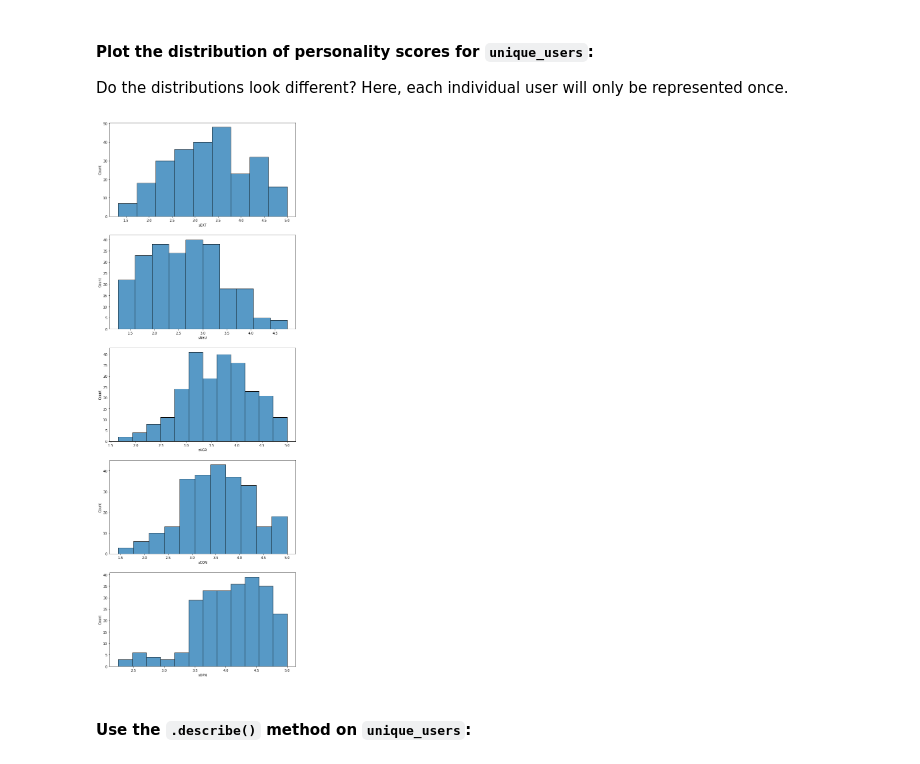
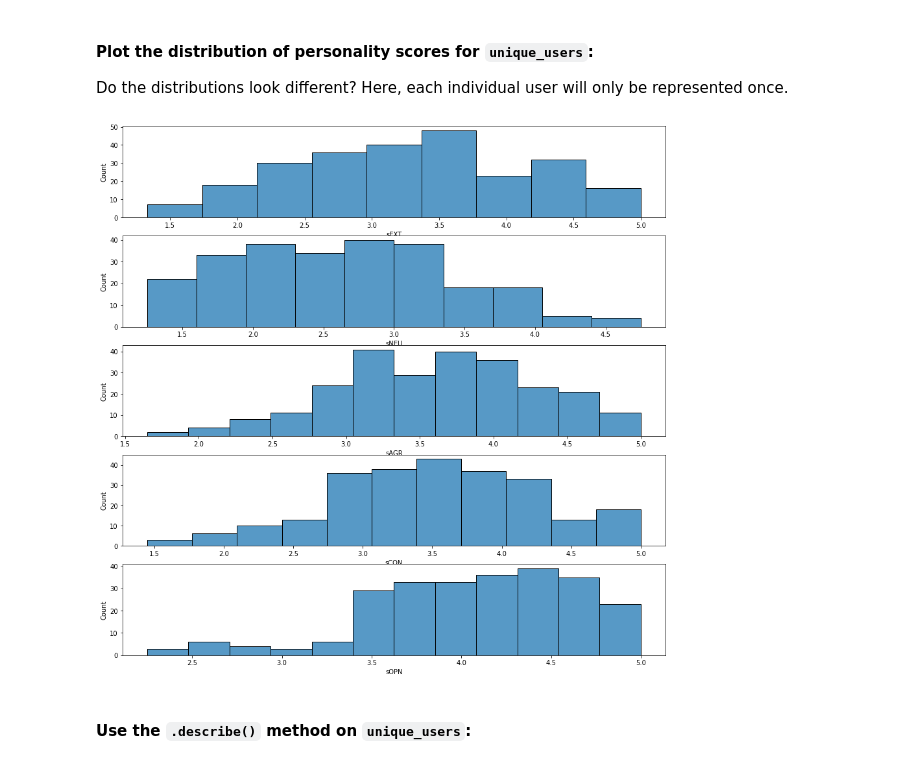
Before and after one commit to msamhz/GA-Lessons, a Jupyter notebook: 5_02-lab-nlp-eda/starter-code.ipynb, the cells around one changed output. Cells and saved outputs as stored; diff of their text form; code cells hidden in the pictures.

```diff
--- a/5_02-lab-nlp-eda/starter-code.ipynb
+++ b/5_02-lab-nlp-eda/starter-code.ipynb
@@ -310,17 +310,17 @@ unique_users
 Do the distributions look different? Here, each individual user will only be represented once.
 # %%
 columns = ['sEXT', 'sNEU', 'sAGR', 'sCON', 'sOPN']
-plt.figure(figsize=(10,30))
+plt.figure(figsize=(15,15))
 count=1
 
 for var in columns:
     plt.subplot(5,1,count)
     sns.histplot(x = var,data = unique_users)
     count+=1
 
 plt.show()
 # %% [output]
-[figure, old version]
+[figure, new version]
 # %% [markdown]
 #### Use the `.describe()` method on `unique_users`:
 # %%
```
Also changed, not shown: parts of 14 cells of this notebook, 1 other file.
